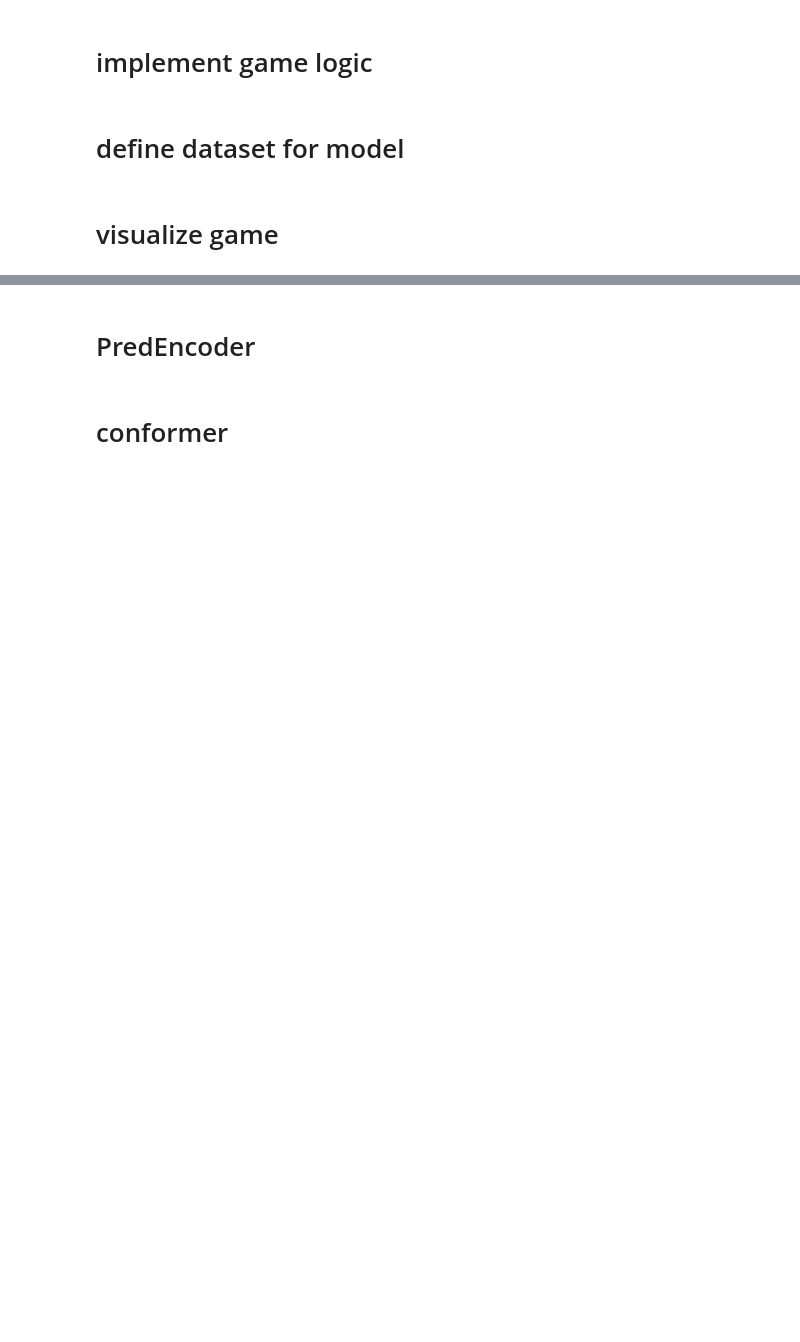
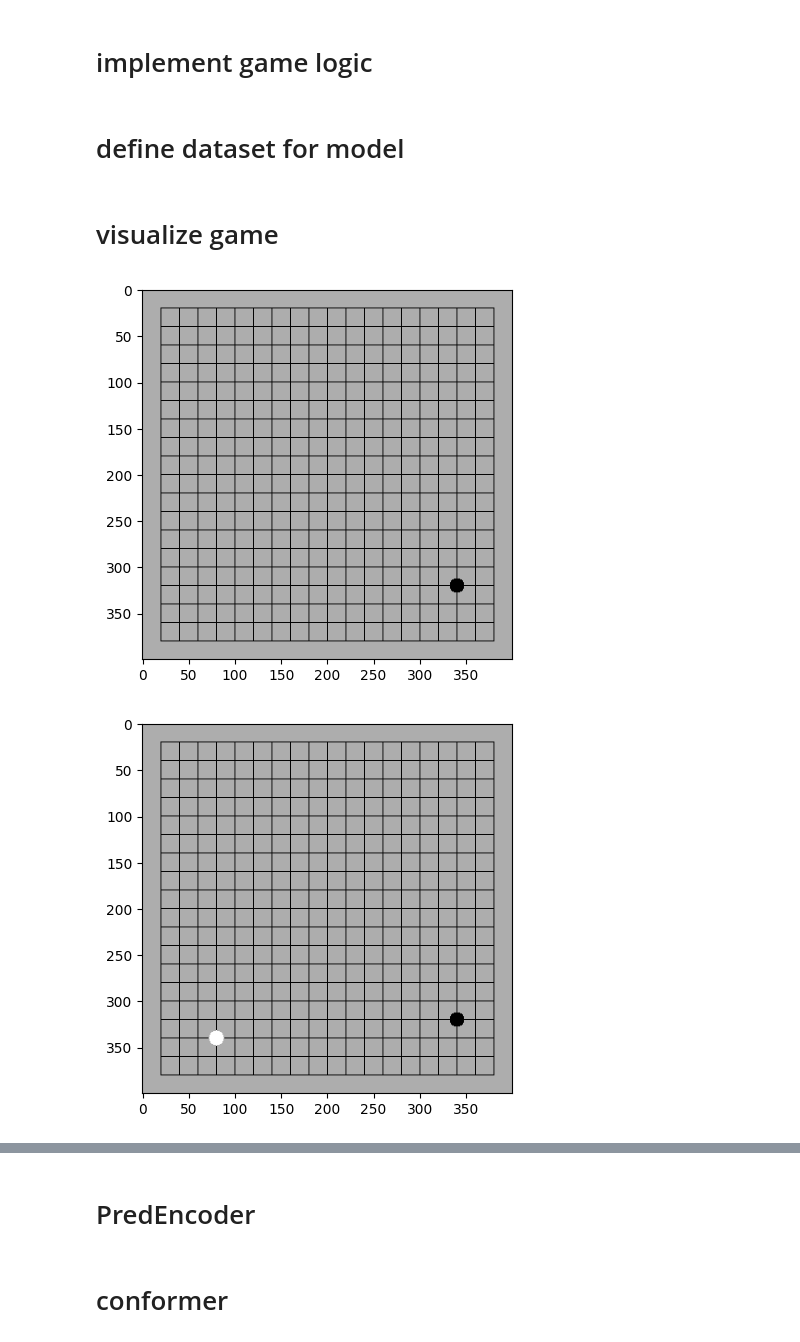
Before and after one commit to MeowOhMeow/Go, a Jupyter notebook: test.ipynb, the cells around one changed output, grey strips where cells are left out. Saved outputs shown, nothing was run; the diff lists cells and outputs as text; code cells hidden in the pictures; blank space fills up the shorter version.

```diff
--- a/test.ipynb
+++ b/test.ipynb
@@ -36,7 +56,7 @@ class GoGame:
         self.board[x][y] = color
         self.remove_dead_stones(x, y, color)
 
-    def has_liberties(self, board, x, y, color, visited=None, no_liberties=None):
+    def has_liberties(self, board, x, y, color, visited, dead_stones):
         """
         Checks if a stone at a given position has liberties.
 
@@ -52,41 +72,37 @@ class GoGame:
             tuple: (bool: True if the stone has liberties, False otherwise,
                     set: Updated no_liberties set.)
         """
-        # Initialize visited and no_liberties sets if not provided
-        if visited is None:
-            visited = set()
-        if no_liberties is None:
-            no_liberties = set()
 
         # If the position has been visited before, return no liberties
         if (x, y) in visited:
-            return False, no_liberties
+            return False
 
         # Mark the current position as visited
         visited.add((x, y))
 
         # Check if the position is out of the board bounds
         if x < 0 or x >= len(board) or y < 0 or y >= len(board[0]):
-            return False, no_liberties
+            return False
 
         # If the position is empty, it has liberties
         if board[x][y] == 0:
-            return True, no_liberties
+            return True
 
         # If the stone at the position is not of the given color, it has no liberties
         if board[x][y] != color:
-            return False, no_liberties
+            return False
 
         # Recursive check for liberties in adjacent positions
         liberties = any(
-            self.has_liberties(board, x + dx, y + dy, color, visited, no_liberties)[0] for dx, dy in [(1, 0), (-1, 0), (0, 1), (0, -1)]
+            self.has_liberties(board, x + dx, y + dy, color, visited, dead_stones
+                               ) for dx, dy in [(1, 0), (-1, 0), (0, 1), (0, -1)]
         )
 
         # If the stone has no liberties, add it to the no_liberties set
         if not liberties:
-            no_liberties.add((x, y))
+            dead_stones.add((x, y))
 
-        return liberties, no_liberties
+        return liberties
 
     def remove_dead_stones(self, x, y, color) -> None:
         """
@@ -103,20 +119,14 @@ class GoGame:
 
         # Create a set to store positions of dead stones
         dead_stones = set()
+        visited = set()
 
         # Iterate through the neighboring positions
         for dx, dy in [(1, 0), (-1, 0), (0, 1), (0, -1)]:
 
-            # Create a set to track positions without liberties
-            no_liberties = set()
-
             # Check if the neighboring stone has liberties
-            has_liberties_result, no_liberties = self.has_liberties(
-                self.board, x + dx, y + dy, opponent_color, no_liberties=no_liberties)
-
-            # If the stone has no liberties, mark it as dead
-            if not has_liberties_result:
-                dead_stones.update(no_liberties)
+            self.has_liberties(
+                self.board, x + dx, y + dy, opponent_color, visited, dead_stones)
 
         # Remove dead stones from the board
         for x, y in dead_stones:
@@ -226,6 +236,8 @@ goDataset = GoDataset('data/train/dan_train.csv')
 # %%
 import numpy as np
 import cv2
+import matplotlib.pyplot as plt
+import time
 
 
 def draw_board(board):
@@ -233,30 +245,40 @@ def draw_board(board):
     Draws the Go board with stones based on the provided board configuration.
     Args:
         board (numpy.ndarray): 2D array representing the Go board (-1 for black stones, 1 for white stones, 0 for empty).
     Returns:
         numpy.ndarray: RGB image of the Go board with stones and grid lines.
     """
     # Create an RGB image (3 channels) with a green background
     image = np.ones((20*20, 20*20, 3), dtype=np.uint8) * \
         173  # RGB value for green
 
     # Draw lines for the board grid
     for i in range(1, 20):
         cv2.line(image, (i * 20, 20), (i * 20, 20*20 - 20),
                  color=(0, 0, 0), thickness=1)
         cv2.line(image, (20, i * 20), (20*20 - 20, i * 20),
                  color=(0, 0, 0), thickness=1)
 
     black = (0, 0, 0)  # RGB for black
     white = (255, 255, 255)  # RGB for white
     # Draw stones on the board
     for row in range(19):
         for col in range(19):
             if board[row][col] == -1:  # Black stone
                 cv2.circle(image, (col * 20 + 20, row * 20 + 20),
                            8, black, -1)  # Draw a filled circle
             elif board[row][col] == 1:  # White stone
                 cv2.circle(image, (col * 20 + 20, row * 20 + 20),
                            8, white, -1)  # Draw a filled circle
 
     return image
+
+boards = goDataset[0]
+for i in range(10):
+    image = draw_board(boards[i].numpy())
+    plt.imshow(image)
+    plt.show()
+    time.sleep(1)
+# %% [output]
+[figure, added]
+[figure, added]
```
Also changed, not shown: parts of 8 cells of this notebook, 2 other files.
